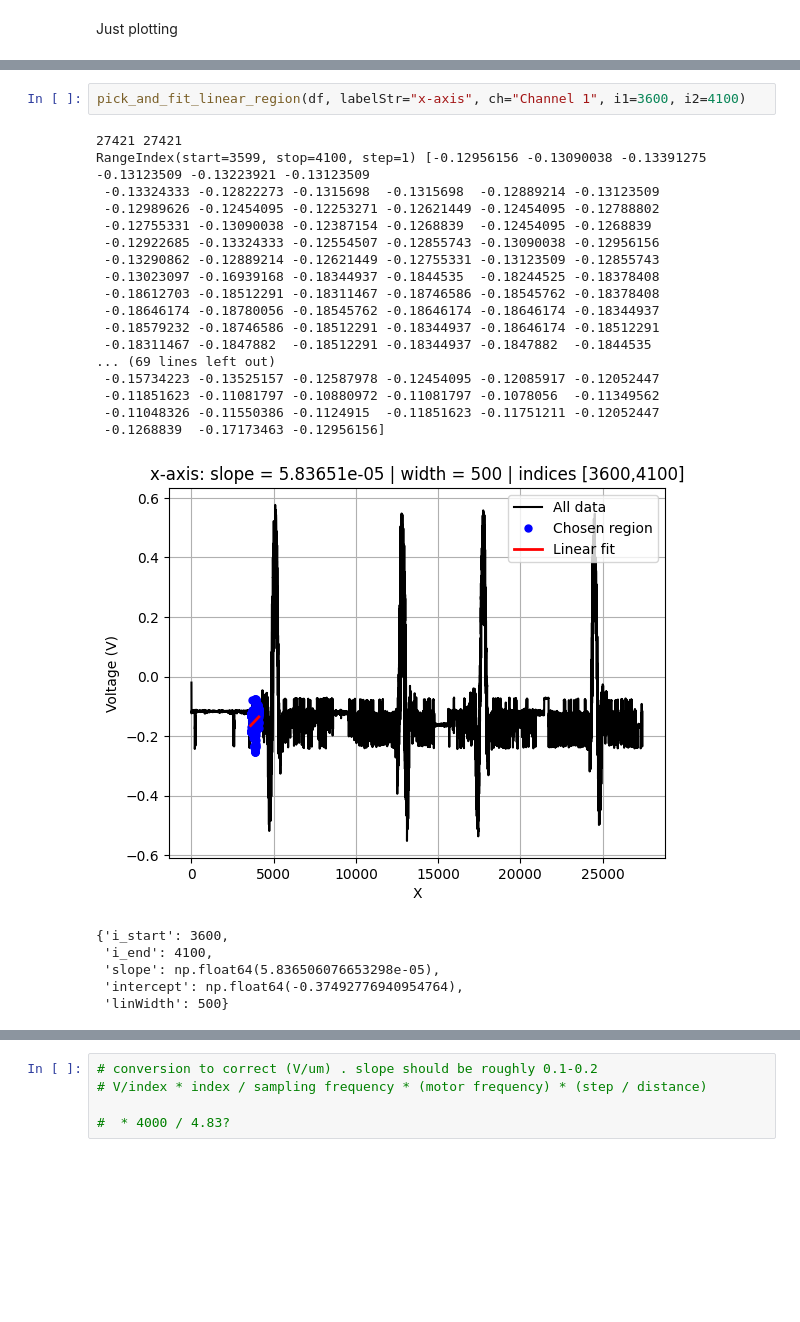
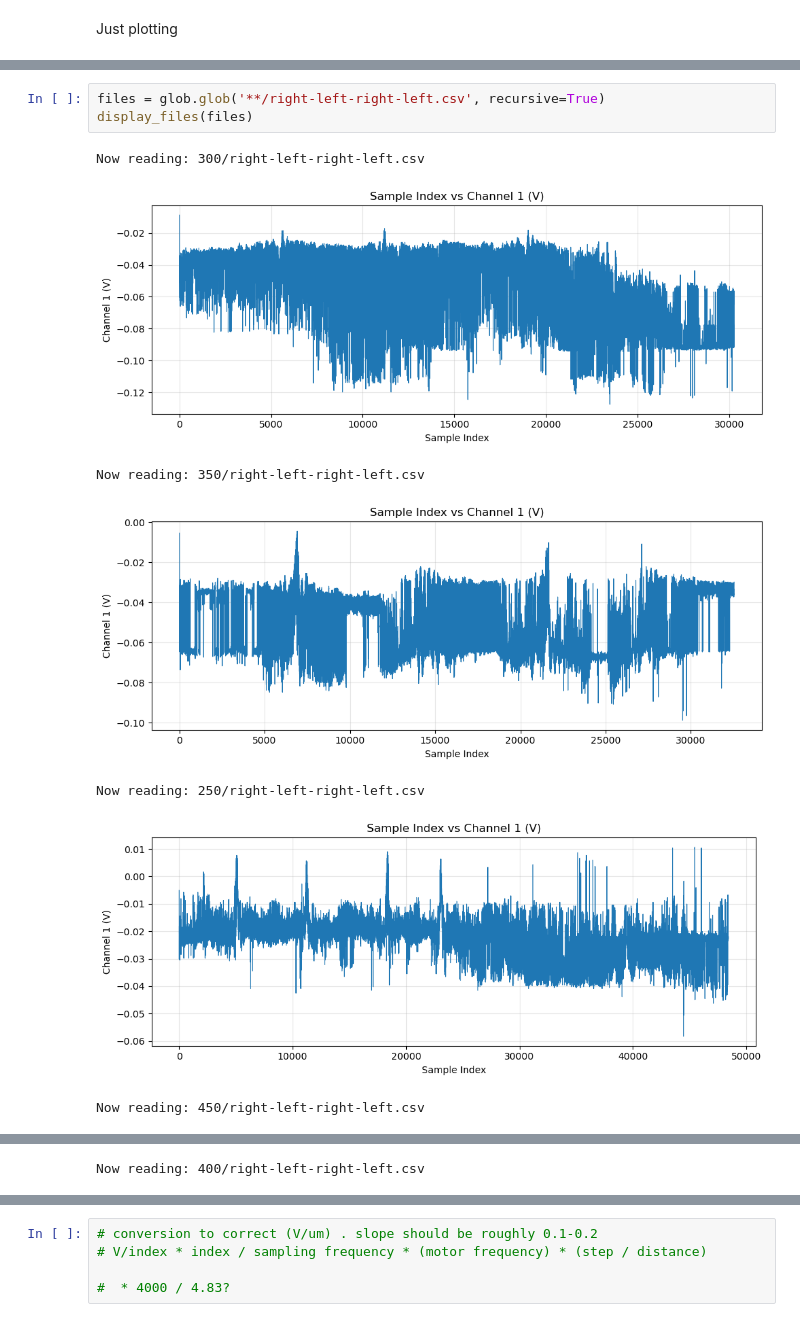
Before and after one commit to curtisjhu/otz, a Jupyter notebook: main.ipynb, the cells around one changed output, grey strips where cells are left out. Cells and saved outputs as stored; diff of their text form; blank space fills up the shorter version.

```diff
--- a/main.ipynb
+++ b/main.ipynb
@@ -239,26 +113,11 @@ RangeIndex(start=3599, stop=4100, step=1) [ 1.07410967e-01  1.07076260e-01  7.15
-# %%
-pick_and_fit_linear_region(df, labelStr="x-axis", ch="Channel 1", i1=3600, i2=4100)
-# %% [output]
-27421 27421
-RangeIndex(start=3599, stop=4100, step=1) [-0.12956156 -0.13090038 -0.13391275 -0.13123509 -0.13223921 -0.13123509
- -0.13324333 -0.12822273 -0.1315698  -0.1315698  -0.12889214 -0.13123509
- -0.12989626 -0.12454095 -0.12253271 -0.12621449 -0.12454095 -0.12788802
- -0.12755331 -0.13090038 -0.12387154 -0.1268839  -0.12454095 -0.1268839
- -0.12922685 -0.13324333 -0.12554507 -0.12855743 -0.13090038 -0.12956156
- -0.13290862 -0.12889214 -0.12621449 -0.12755331 -0.13123509 -0.12855743
- -0.13023097 -0.16939168 -0.18344937 -0.1844535  -0.18244525 -0.18378408
- -0.18612703 -0.18512291 -0.18311467 -0.18746586 -0.18545762 -0.18378408
- -0.18646174 -0.18780056 -0.18545762 -0.18646174 -0.18646174 -0.18344937
- -0.18579232 -0.18746586 -0.18512291 -0.18344937 -0.18646174 -0.18512291
- -0.18311467 -0.1847882  -0.18512291 -0.18344937 -0.1847882  -0.1844535
-... (69 lines left out)
- -0.15734223 -0.13525157 -0.12587978 -0.12454095 -0.12085917 -0.12052447
- -0.11851623 -0.11081797 -0.10880972 -0.11081797 -0.1078056  -0.11349562
- -0.11048326 -0.11550386 -0.1124915  -0.11851623 -0.11751211 -0.12052447
- -0.1268839  -0.17173463 -0.12956156]
-[figure, removed]
-{'i_start': 3600,
- 'i_end': 4100,
- 'slope': np.float64(5.836506076653298e-05),
- 'intercept': np.float64(-0.37492776940954764),
- 'linWidth': 500}
+# %%
+files = glob.glob('**/right-left-right-left.csv', recursive=True)
+display_files(files)
+# %% [output]
+Now reading: 300/right-left-right-left.csv
+[figure, added]
+Now reading: 350/right-left-right-left.csv
+[figure, added]
+Now reading: 250/right-left-right-left.csv
+[figure, added]
+Now reading: 450/right-left-right-left.csv
@@ -264,0 +125 @@ RangeIndex(start=3599, stop=4100, step=1) [-0.12956156 -0.13090038 -0.13391275 -
+Now reading: 400/right-left-right-left.csv
```
Also changed, not shown: parts of 23 cells of this notebook.
